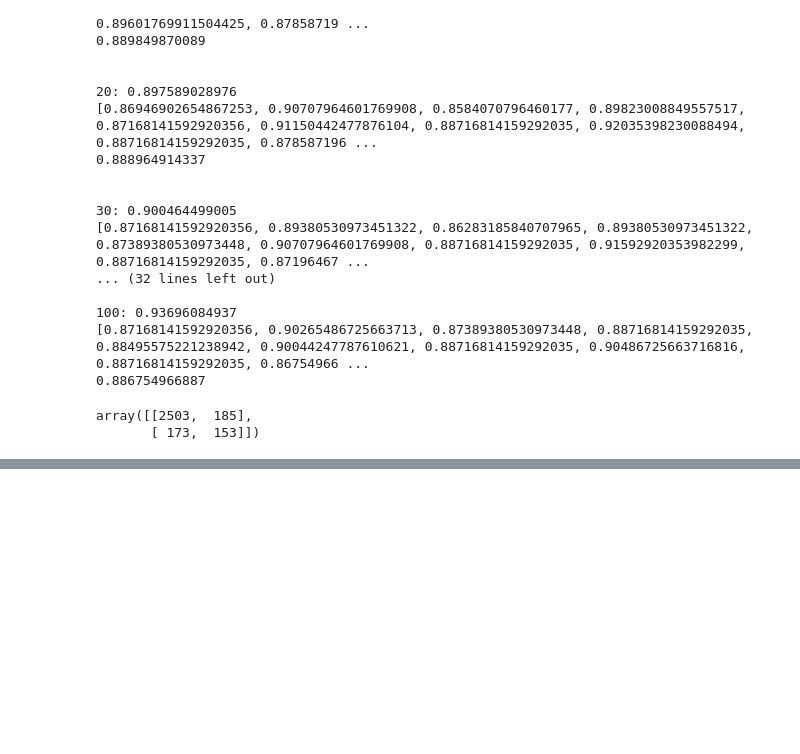
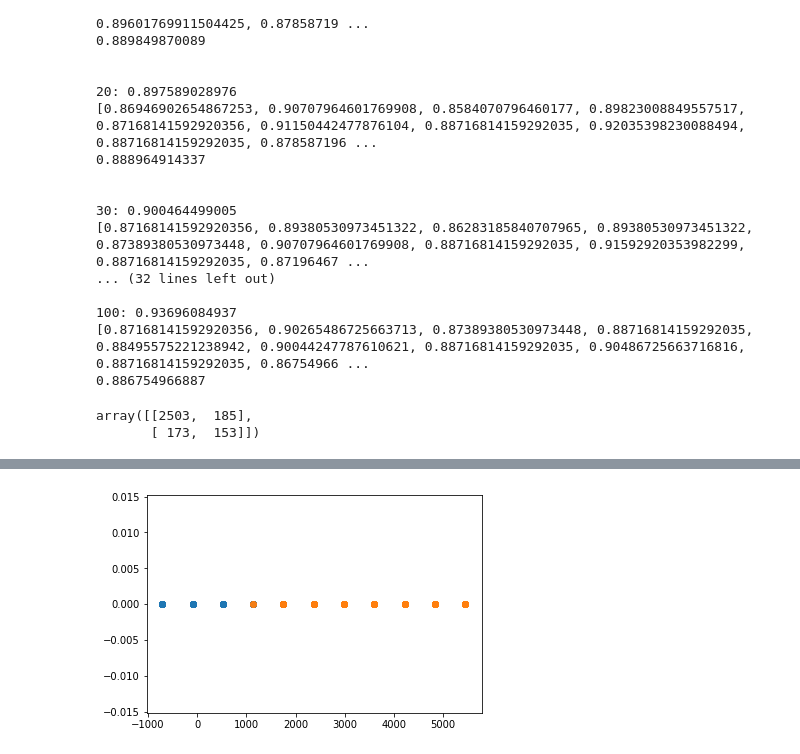
Before and after one commit to lukaszarczynski/data_mining, a Jupyter notebook: L5/zad6.ipynb, the cells around one changed output, grey strips where cells are left out. Saved outputs shown, nothing was run; the diff lists cells and outputs as text; code cells hidden in the pictures; blank space fills up the shorter version.

```diff
--- a/L5/zad6.ipynb
+++ b/L5/zad6.ipynb
@@ -8,7 +8,7 @@ from sklearn import tree
 
 from L5.validation import confusion_matrix, print_scores
 # %%
-data = pd.read_csv("L5/data/bank.csv", sep=";")
+data = pd.read_csv("/home/lukasz/Pobrane/bank.csv", sep=";")
 data[:20]
 # %% [output]
 |  | age | job | marital | education | default | balance | housing | loan | contact | day | month | ... |
@@ -258,3 +258,8 @@ confusion_matrix(
 # %% [output]
 array([[2503,  185],
        [ 173,  153]])
+# %%
+from sklearn import ensemble
+random_forest = ensemble.RandomForestClassifier()
+random_forest.fit(bank_data, bank_labels)
+print(random_forest.score(bank_data, bank_labels))
@@ -260,0 +268,14 @@ array([[2503,  185],
+# %%
+import numpy as np
+err = 0
+predictions = []
+for decision_tree in random_forest.estimators_:
+    predictions.append(decision_tree.predict(bank_data))
+# print(next(iris_data.iterrows()))
+# random_forest_iris.predict(iris_data)
+predictions_array = np.array(predictions)
+for i in range(len(bank_labels)):
+    if len(set(predictions_array[:, i])) != 1:
+        err += 1
+print(err/len(bank_labels))
+#         print(i, predictions_array[:, i])
@@ -260,0 +284,7 @@ array([[2503,  185],
+# %%
+proximity_matrix = np.zeros((len(bank_labels), len(bank_labels)))
+for tree_res_1 in predictions:
+    for tree_res_2 in predictions:
+        proximity_matrix += (np.array([tree_res_1]).T
+                             == np.array([tree_res_2])).astype(int)
+proximity_matrix
@@ -260,0 +299,16 @@ array([[2503,  185],
+# %%
+from sklearn.decomposition import PCA as sk_PCA
+
+titanic_pca = sk_PCA().fit_transform(proximity_matrix)
+# print(iris_pca.eigenvalues)
+reduced_data = titanic_pca.T[:2].astype(float)
+# print(reduced_data)
+from matplotlib import pyplot
+
+for target in set(bank_labels):
+    correct_target = (target == bank_labels)
+    pyplot.scatter(reduced_data[0][correct_target], reduced_data[1][correct_target],
+                   alpha=0.5)
+pyplot.show()
+# %% [output]
+[figure, added]
```
Also changed, not shown: parts of 4 cells of this notebook, 31 other files.
